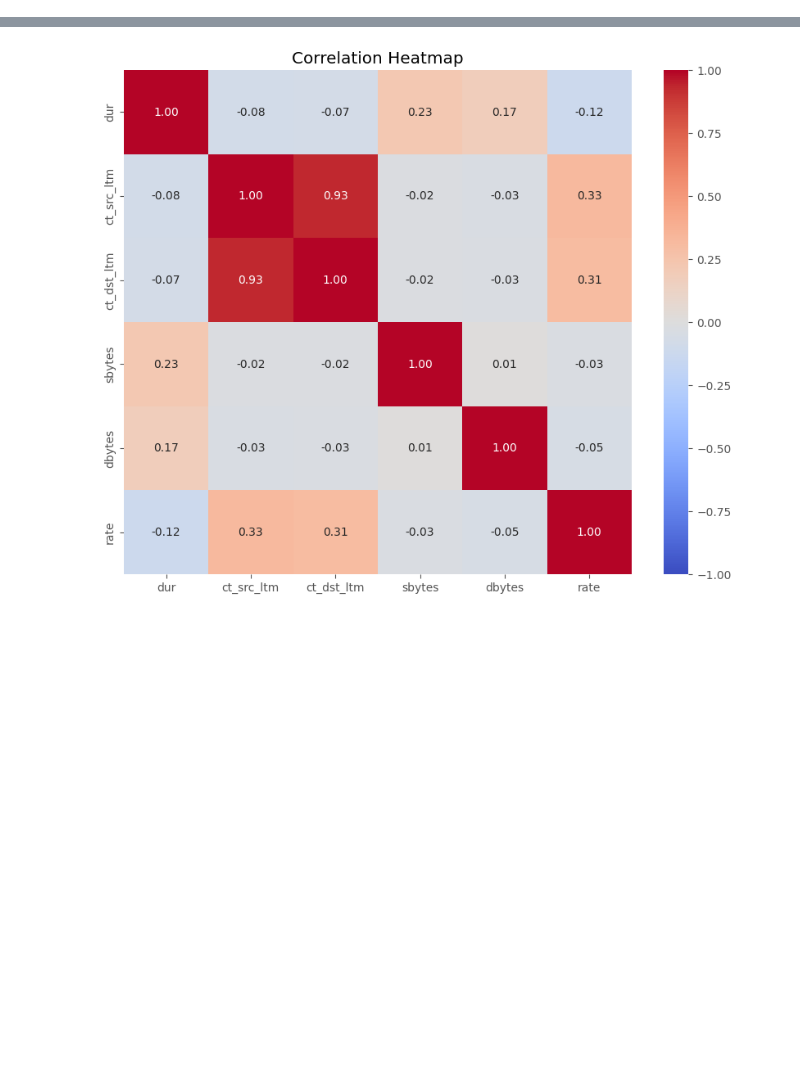
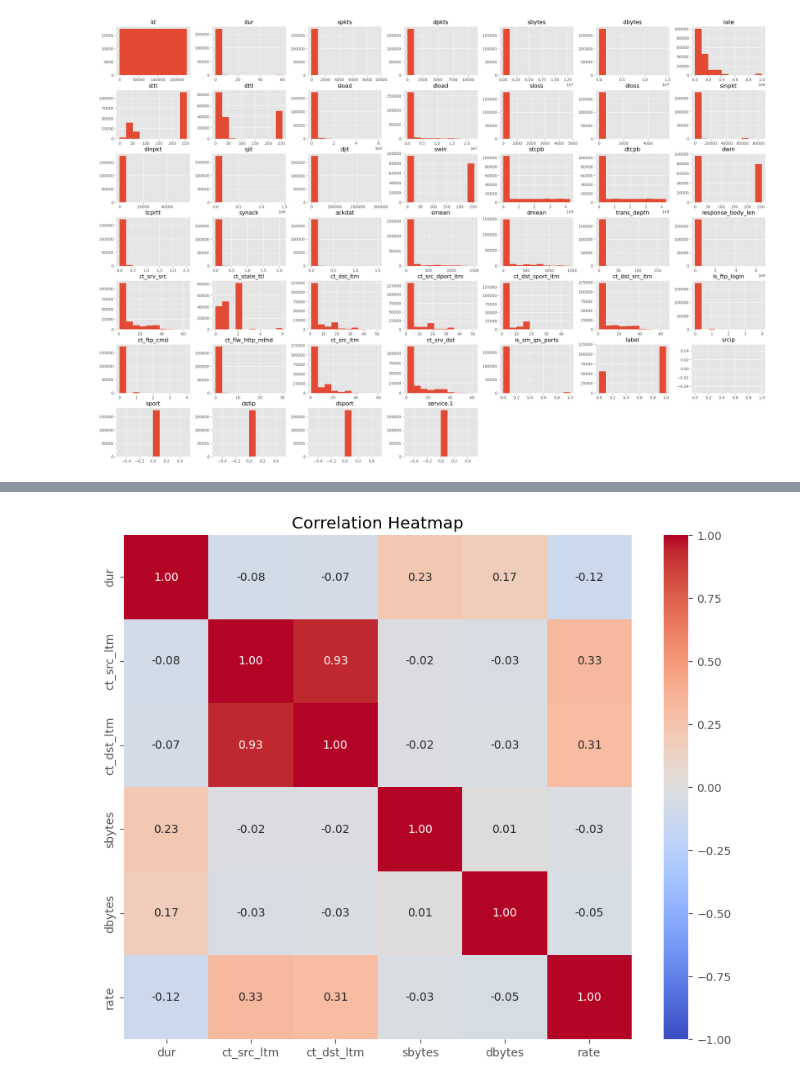
Before and after one commit to marcool5/Cyber, a Jupyter notebook: Exploratory_Data_and_Analysis_1_.ipynb, the cells around one changed output, grey strips where cells are left out. Drawn from its saved outputs; the diff is of its cells as text; code cells hidden in the pictures; blank space fills up the shorter version.

```diff
--- a/Exploratory_Data_and_Analysis_1_.ipynb
+++ b/Exploratory_Data_and_Analysis_1_.ipynb
@@ -223,3 +176,7 @@ plt.show()
+# %%
+data.hist(figsize=(30,20));
+# %% [output]
+[figure, added]
 # %%
 x_column = 'attack_cat'
 y_column = 'proto'
```
Also changed, not shown: parts of 26 cells of this notebook.
